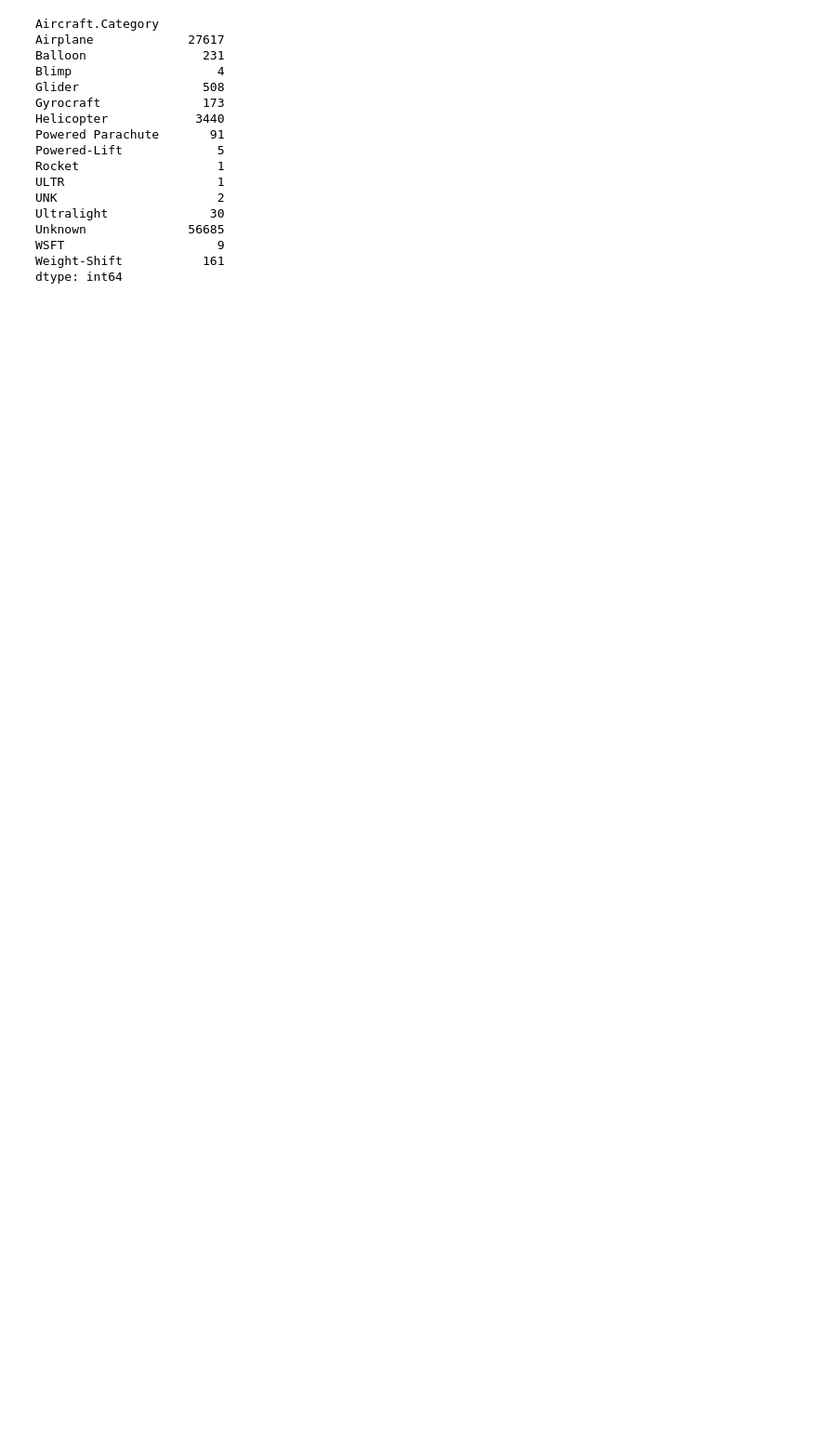
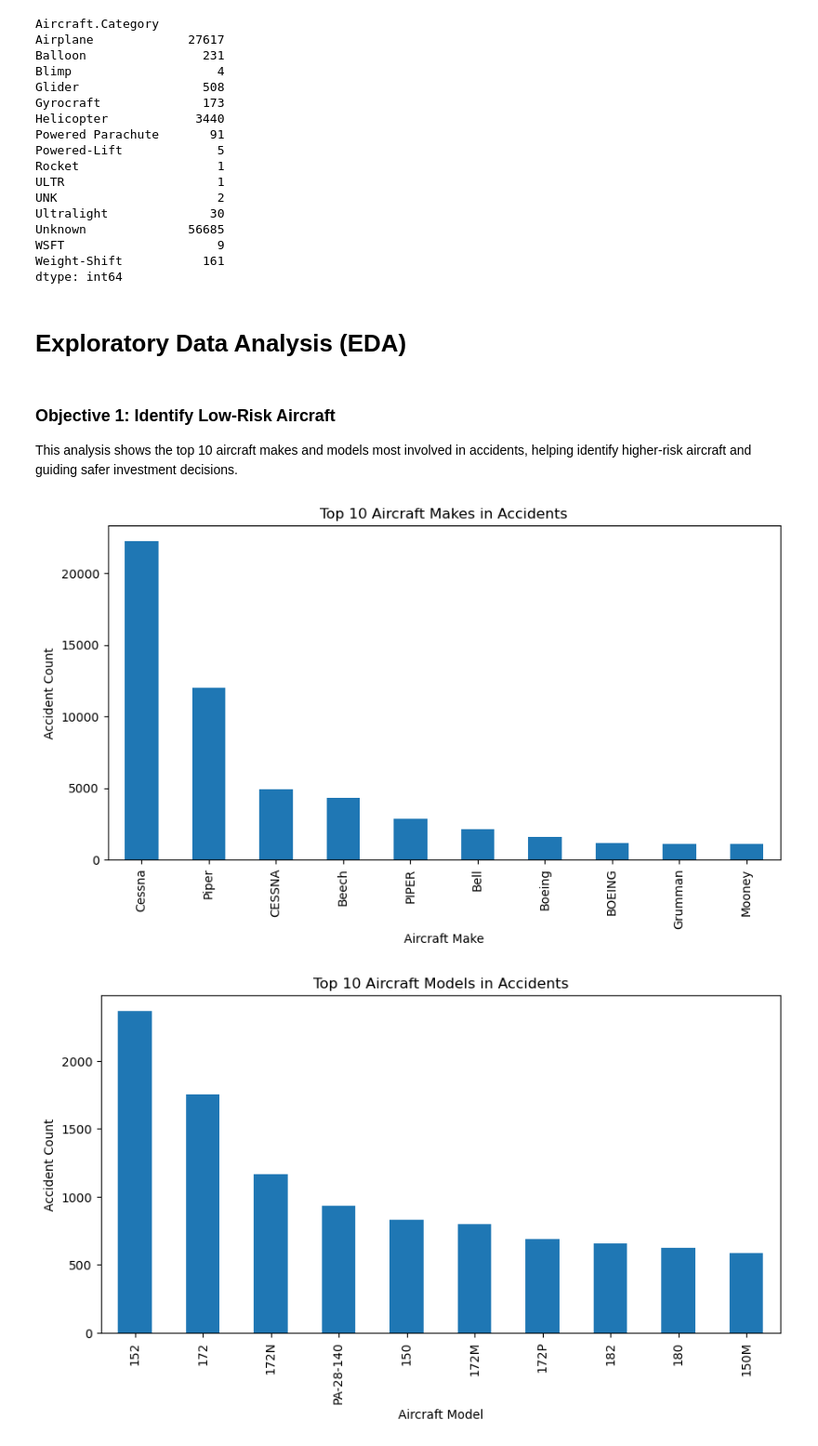
Before and after one commit to mutiedoris/phase1_aviation_risk_analysis, a Jupyter notebook: project1_aviation_risk_analysis.ipynb, the cells around one changed output. Shown at 93% size. Drawn from its saved outputs; the diff is of its cells as text; code cells hidden in the pictures; blank space fills up the shorter version.

Commit message:
added data visualizations

```diff
--- a/project1_aviation_risk_analysis.ipynb
+++ b/project1_aviation_risk_analysis.ipynb
@@ -154,3 +179,6 @@ Number.of.Engines       1.146585     1.0   1.0
 # %%
-number_columns = ["Total.Fatal.Injuries", "Total.Serious.Injuries", "Total.Minor.Injuries", "Total.Uninjured", "Number.of.Engines"]
+number_columns = ["Total.Fatal.Injuries", "Total.Serious.Injuries", "Total.Minor.Injuries", "Total.Uninjured"]
+number_columns2 = ["Number.of.Engines"]
+
 aviation_data[number_columns] = aviation_data[number_columns].fillna(0)
+aviation_data[number_columns2] = aviation_data[number_columns2].fillna(1)
@@ -181,11 +219,3 @@ array(['Accident', 'Incident', '25-09-2020', '14-06-2021', '03-11-2020',
        '01-11-2022', '01-07-2022', '20-07-2022', '06-10-2022',
        '23-09-2022', '02-12-2022', '05-08-2022', '08-12-2022',
        '15-12-2022', '20-12-2022'], dtype=object)
-# %%
-# Fix Investigation.Type with dates
-mask = aviation_data["Investigation.Type"].str.match(r"^\d{2}-\d{2}-\d{4}$", na=False)
-aviation_data.loc[mask, "Event.Date"] = aviation_data.loc[mask, "Event.Date"].fillna(aviation_data.loc[mask, "Investigation.Type"])
-aviation_data.loc[mask, "Investigation.Type"] = "Unknown"
-
-# Check result
-print(aviation_data["Investigation.Type"].unique())
@@ -194,3 +222,12 @@ print(aviation_data["Investigation.Type"].unique())
+# %%
+aviation_data["Investigation.Type"] = aviation_data["Investigation.Type"].replace(r"\d{2}-\d{2}-\d{4}", "Unknown", regex=True)
+# %%
+# Keep Event.Date clean (datetime with NaT)
+aviation_data["Event.Date"] = pd.to_datetime(aviation_data["Event.Date"], errors="coerce")
+
+# Optional helper for grouping/plotting "Unknown"
+aviation_data["Event.Date_Flag"] = aviation_data["Event.Date"].dt.strftime("%Y-%m-%d")
+aviation_data["Event.Date_Flag"] = aviation_data["Event.Date_Flag"].fillna("Unknown")
 # %%
 aviation_data.shape
 # %% [output]
@@ -236,3 +253,26 @@ Unknown              56685
 WSFT                     9
 Weight-Shift           161
 dtype: int64
+# %% [markdown]
+# Exploratory Data Analysis (EDA)
+# %% [markdown]
+### Objective 1: Identify Low-Risk Aircraft
+This analysis shows the top 10 aircraft makes and models most involved in accidents,
+helping identify higher-risk aircraft and guiding safer investment decisions.
+# %%
+# Top 10 Aircraft Makes
+aviation_data["Make"].value_counts().head(10).plot(kind="bar", figsize=(10,5))
+plt.title("Top 10 Aircraft Makes in Accidents")
+plt.xlabel("Aircraft Make")
+plt.ylabel("Accident Count")
+plt.show()
+
+# Top 10 Aircraft Models
+aviation_data["Model"].value_counts().head(10).plot(kind="bar", figsize=(10,5))
+plt.title("Top 10 Aircraft Models in Accidents")
+plt.xlabel("Aircraft Model")
+plt.ylabel("Accident Count")
+plt.show()
+# %% [output]
+[figure, added]
+[figure, added]
```
Also changed, not shown: parts of 21 cells of this notebook.
